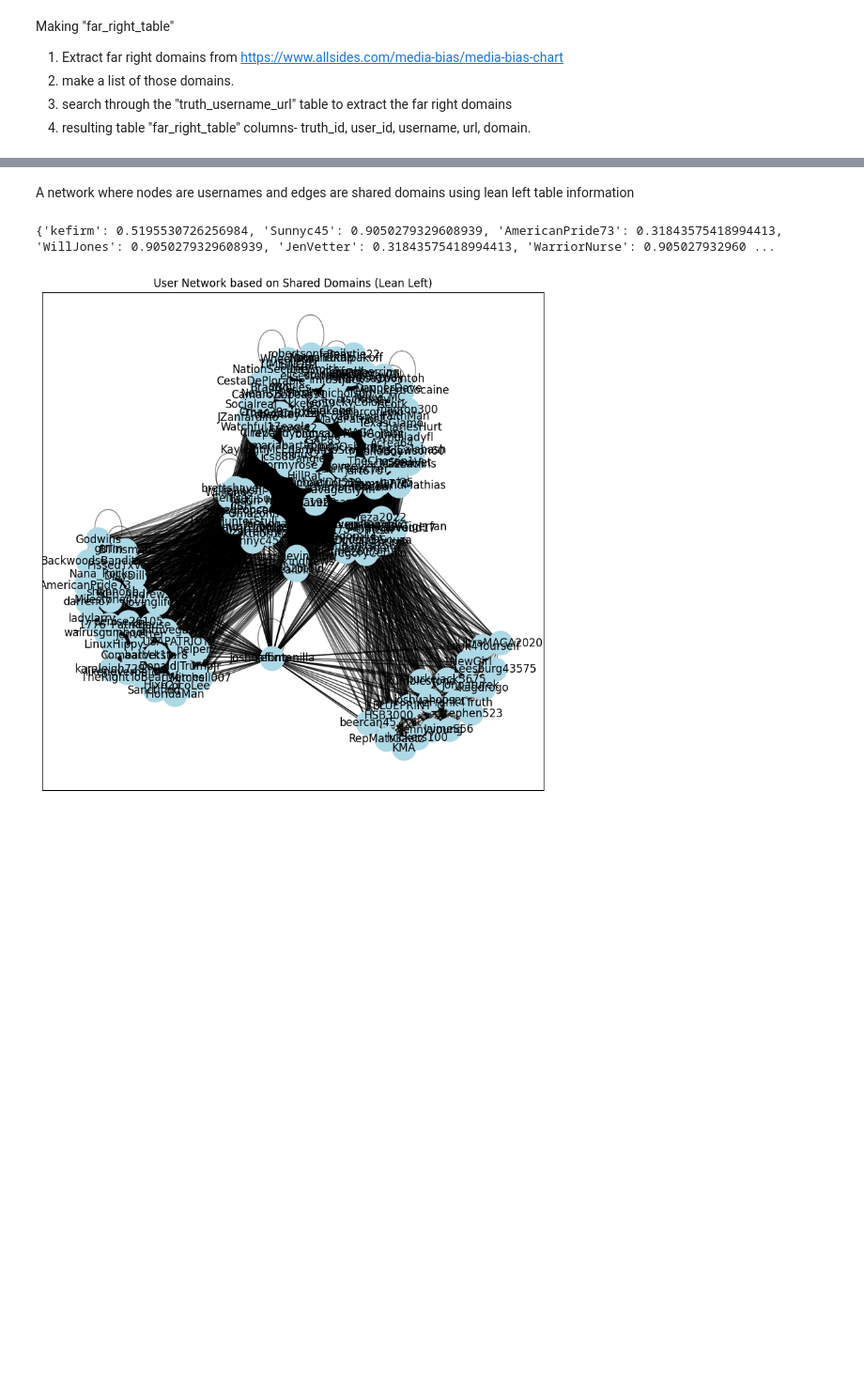
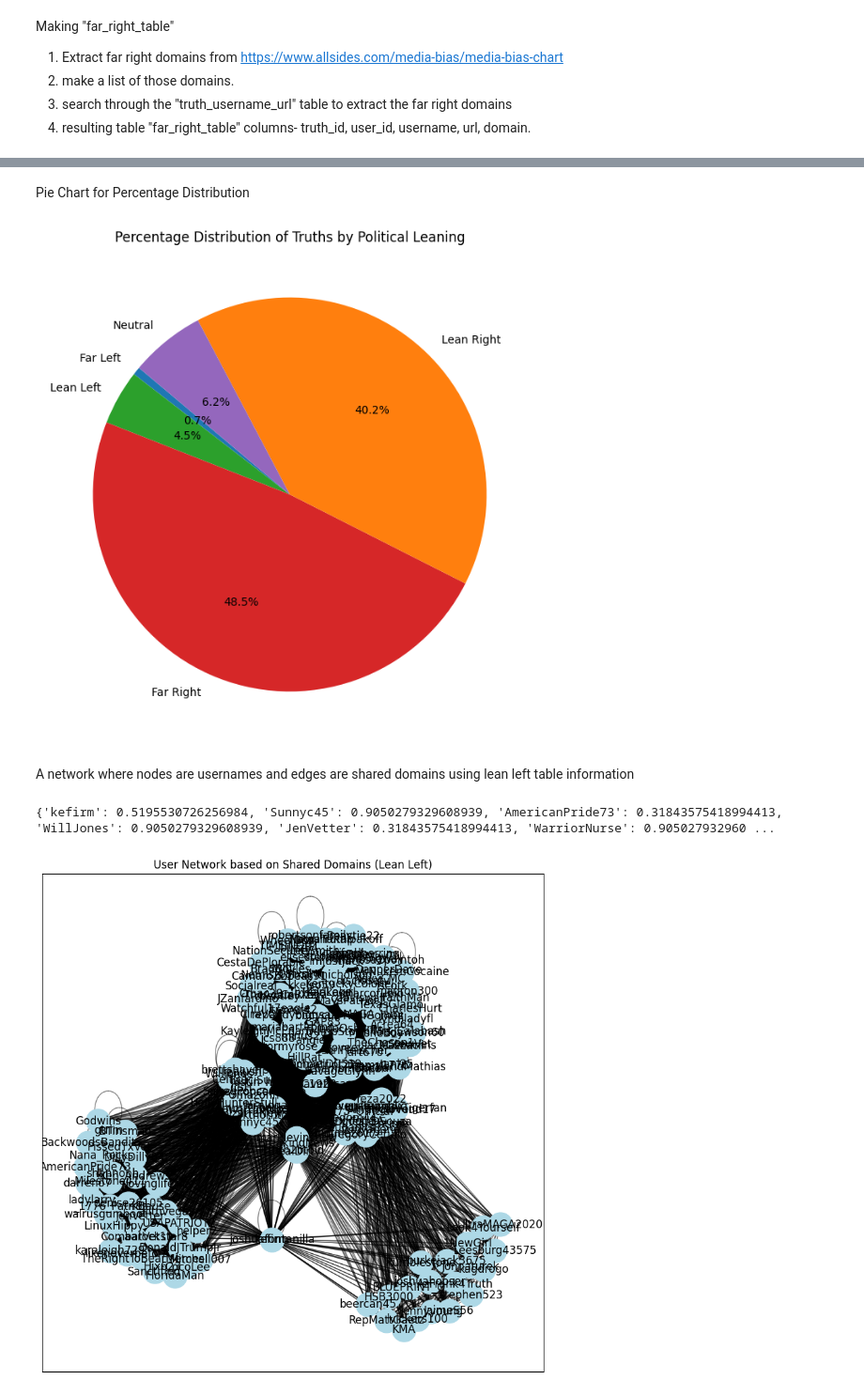
Before and after one commit to sazed49/Understanding_Truth_Social_Network, a Jupyter notebook: main.ipynb, the cells around one changed output, grey strips where cells are left out. Shown at 94% size. Cells and saved outputs as stored; diff of their text form; code cells hidden in the pictures; blank space fills up the shorter version.

```diff
--- a/main.ipynb
+++ b/main.ipynb
@@ -400,3 +508,14 @@ Total lean-right rows: 11103
+# %% [markdown]
+Pie Chart for Percentage Distribution
+# %%
+# Pie chart
+plt.figure(figsize=(8, 8))
+plt.pie(totals, labels=categories, autopct='%1.1f%%', startangle=140,
+        colors=["#1f77b4", "#2ca02c", "#d62728", "#ff7f0e", "#9467bd"])
+plt.title("Percentage Distribution of Truths by Political Leaning")
+plt.show()
+# %% [output]
+[figure, added]
 # %% [markdown]
 A network where nodes are usernames and edges are shared domains using lean left table information
 # %%
```
Also changed, not shown: parts of 21 cells of this notebook.
